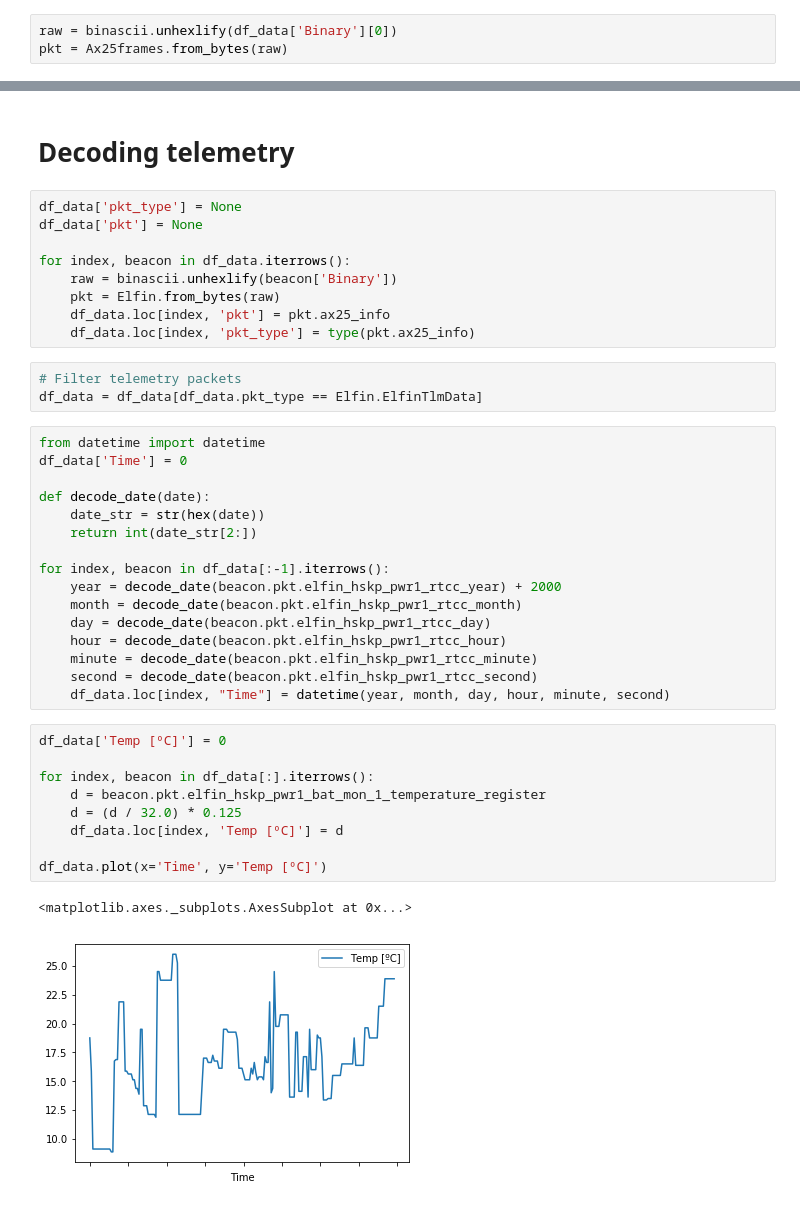
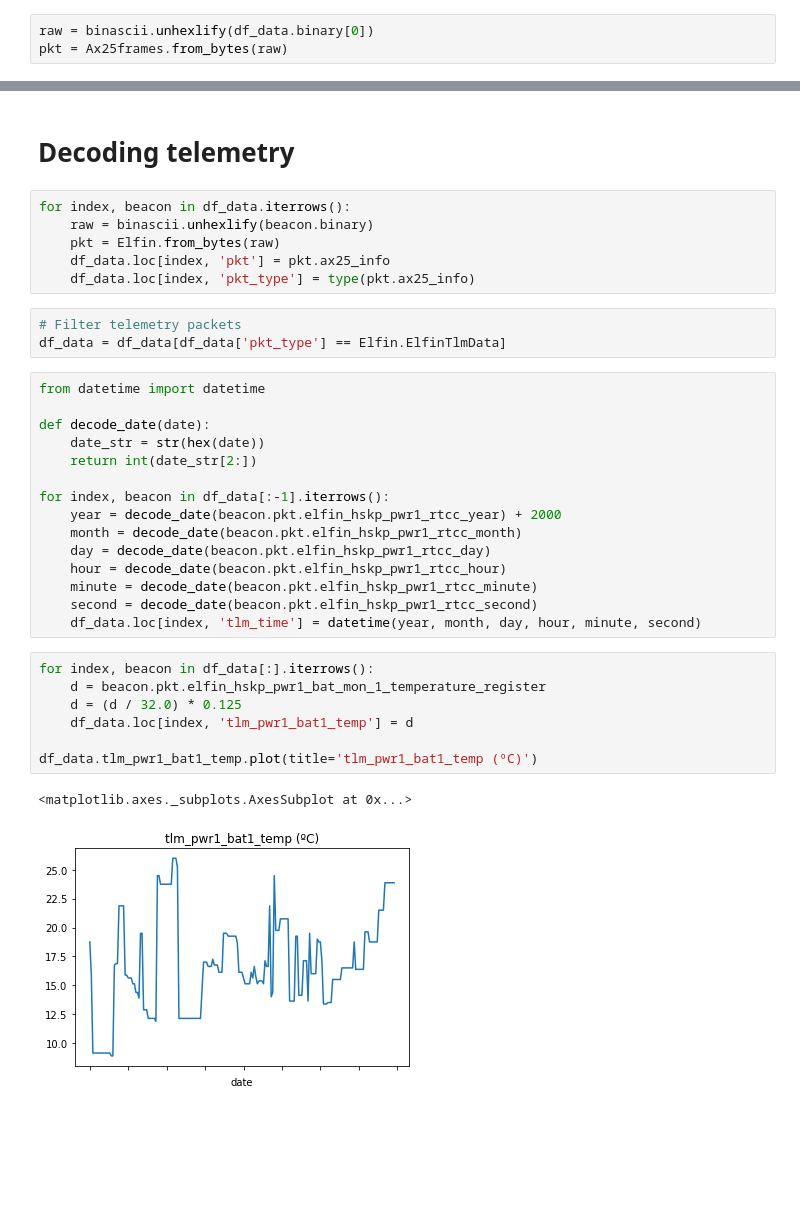
Before and after one commit to geugenm/polaris, a Jupyter notebook: notebooks/parser.ipynb, the cells around one changed output, grey strips where cells are left out. Cells and saved outputs as stored; diff of their text form; blank space fills up the shorter version.

Commit message:
parser: refactor data decoding (more Pythonic now)

```diff
--- a/notebooks/parser.ipynb
+++ b/notebooks/parser.ipynb
@@ -39,7 +40,7 @@ To get started we have included the kaitai parsers in the repo ([check `kaitai_p
 from kaitai_parsers.ax25frames import Ax25frames
 import binascii
 # %%
-raw = binascii.unhexlify(df_data['Binary'][0])
+raw = binascii.unhexlify(df_data.binary[0])
 pkt = Ax25frames.from_bytes(raw)
 # %%
 dir(pkt)
@@ -90,20 +91,16 @@ dir(pkt2)
 # %% [markdown]
 # Decoding telemetry
 # %%
-df_data['pkt_type'] = None
-df_data['pkt'] = None
-
 for index, beacon in df_data.iterrows():
-    raw = binascii.unhexlify(beacon['Binary'])
+    raw = binascii.unhexlify(beacon.binary)
     pkt = Elfin.from_bytes(raw)
     df_data.loc[index, 'pkt'] = pkt.ax25_info
     df_data.loc[index, 'pkt_type'] = type(pkt.ax25_info)
 # %%
 # Filter telemetry packets
-df_data = df_data[df_data.pkt_type == Elfin.ElfinTlmData]
+df_data = df_data[df_data['pkt_type'] == Elfin.ElfinTlmData]
 # %%
 from datetime import datetime
-df_data['Time'] = 0
 
 def decode_date(date):
     date_str = str(hex(date))
@@ -116,17 +113,15 @@ for index, beacon in df_data[:-1].iterrows():
     hour = decode_date(beacon.pkt.elfin_hskp_pwr1_rtcc_hour)
     minute = decode_date(beacon.pkt.elfin_hskp_pwr1_rtcc_minute)
     second = decode_date(beacon.pkt.elfin_hskp_pwr1_rtcc_second)
-    df_data.loc[index, "Time"] = datetime(year, month, day, hour, minute, second)
+    df_data.loc[index, 'tlm_time'] = datetime(year, month, day, hour, minute, second)
 # %%
-df_data['Temp [ºC]'] = 0
-
 for index, beacon in df_data[:].iterrows():
     d = beacon.pkt.elfin_hskp_pwr1_bat_mon_1_temperature_register
     d = (d / 32.0) * 0.125
-    df_data.loc[index, 'Temp [ºC]'] = d
+    df_data.loc[index, 'tlm_pwr1_bat1_temp'] = d
 
-df_data.plot(x='Time', y='Temp [ºC]')
+df_data.tlm_pwr1_bat1_temp.plot(title='tlm_pwr1_bat1_temp (ºC)')
 # %% [output]
 <matplotlib.axes._subplots.AxesSubplot at 0x...>
-[figure, old version]
+[figure, new version]
 # %%
```
Also changed, not shown: parts of 6 cells of this notebook.
